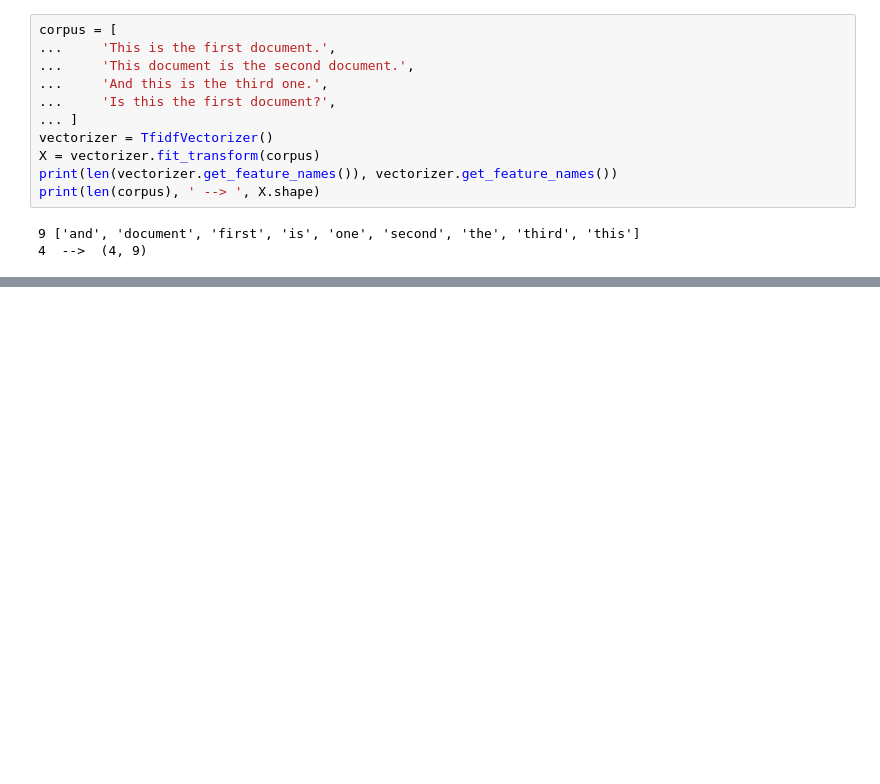
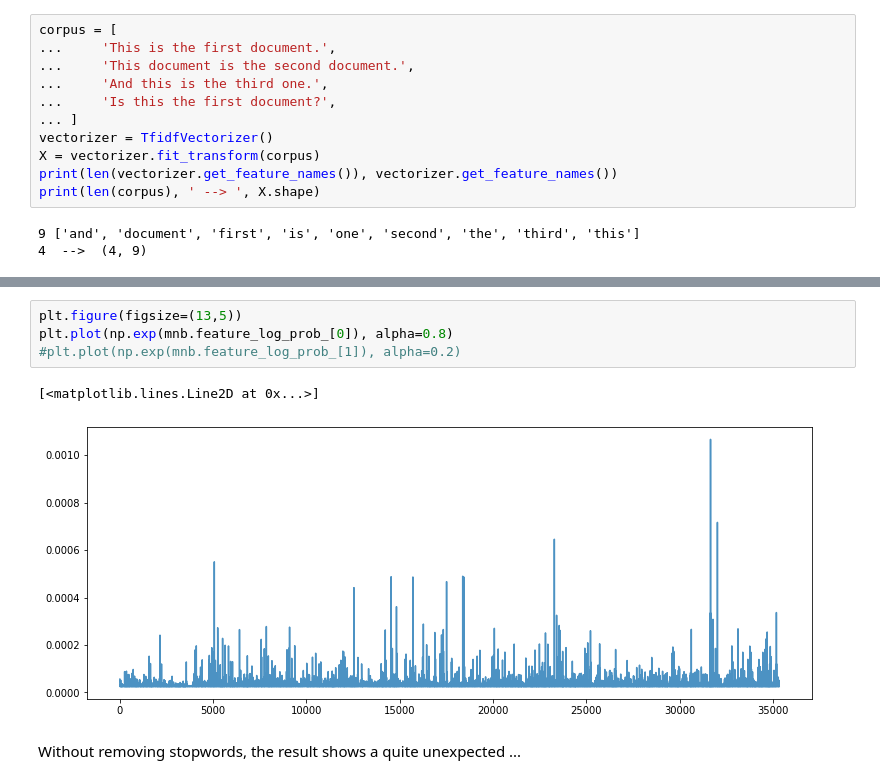
Before and after one commit to yongduek/PythonDataScienceHandbook, a Jupyter notebook: notebooks/05.05-Naive-Bayes.ipynb, the cells around one changed output, grey strips where cells are left out. Saved outputs shown, nothing was run; the diff lists cells and outputs as text; blank space fills up the shorter version.

```diff
--- a/notebooks/05.05-Naive-Bayes.ipynb
+++ b/notebooks/05.05-Naive-Bayes.ipynb
@@ -419,0 +531,9 @@ $$
+# %%
+plt.figure(figsize=(13,5))
+plt.plot(np.exp(mnb.feature_log_prob_[0]), alpha=0.8)
+#plt.plot(np.exp(mnb.feature_log_prob_[1]), alpha=0.2)
+# %% [output]
+[<matplotlib.lines.Line2D at 0x...>]
+[figure, added]
+# %% [markdown]
+Without removing stopwords, the result shows a quite unexpected ...
```
Also changed, not shown: parts of 28 cells of this notebook, 2 other files.
